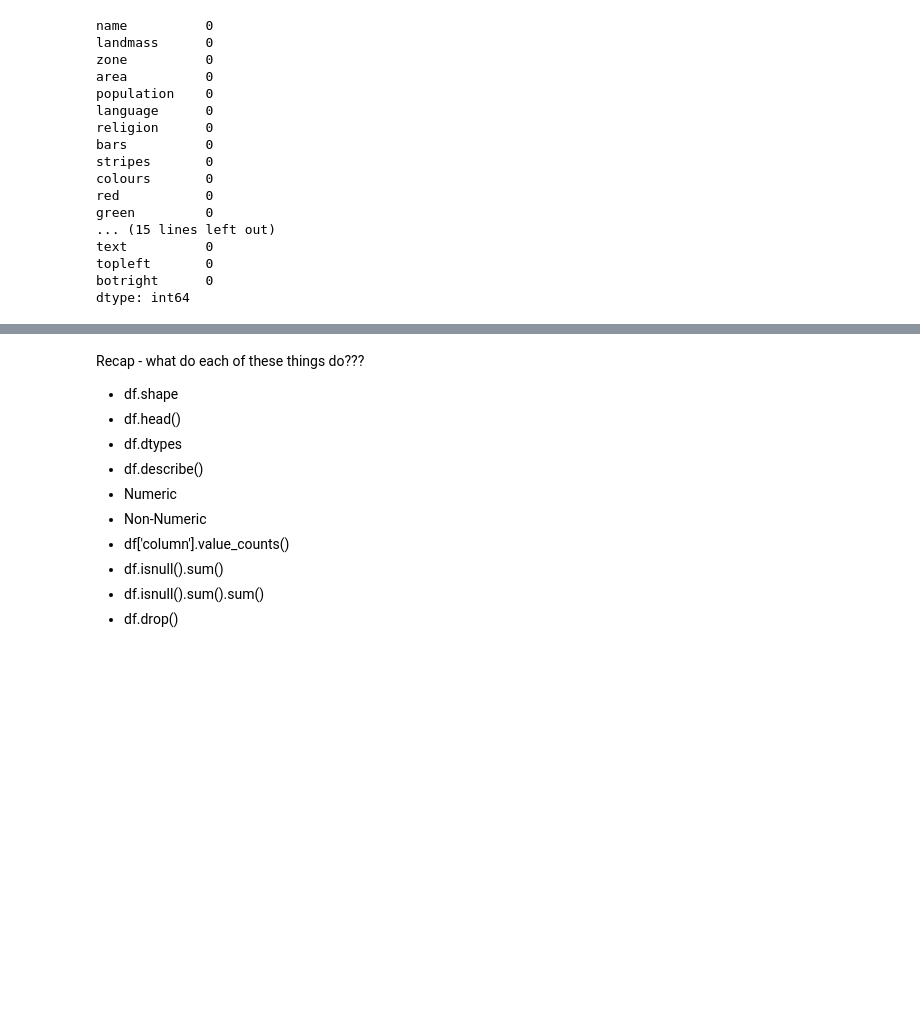
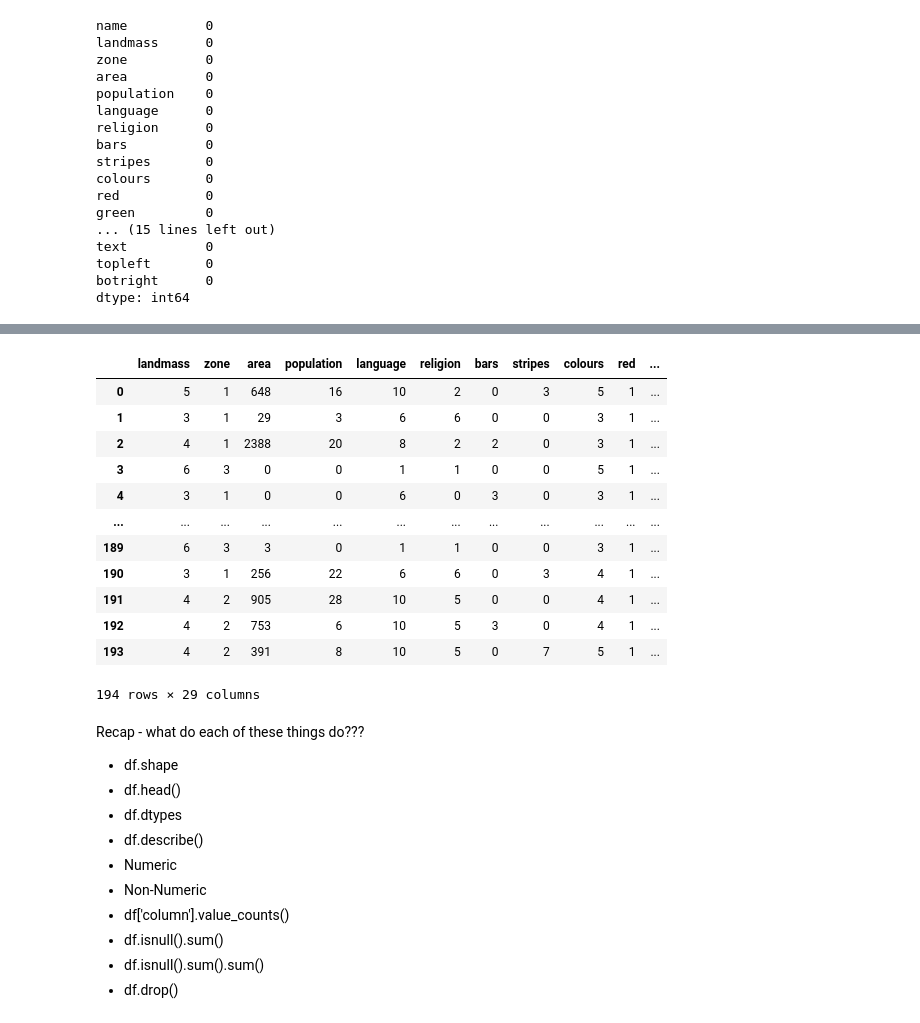
Before and after one commit to write2nk/DS-Unit-1-Sprint-1-Data-Wrangling-and-Storytelling, a Jupyter notebook: module1-exploratory-data-analysis/LS_DS_111_Exploratory_Data_Analysis.ipynb, the cells around one changed output, grey strips where cells are left out. Saved outputs shown, nothing was run; the diff lists cells and outputs as text; code cells hidden in the pictures; blank space fills up the shorter version.

```diff
--- a/module1-exploratory-data-analysis/LS_DS_111_Exploratory_Data_Analysis.ipynb
+++ b/module1-exploratory-data-analysis/LS_DS_111_Exploratory_Data_Analysis.ipynb
@@ -391,8 +446,22 @@ df.drop()
 # %%
 # axis=1 to look through column headers and not row index
 #Drop ID variable
-
+df.drop('name', axis = 1)
 #inplace
+# %% [output]
+|  | landmass | zone | area | population | language | religion | bars | stripes | colours | red | ... |
+| 0 | 5 | 1 | 648 | 16 | 10 | 2 | 0 | 3 | 5 | 1 | ... |
+| 1 | 3 | 1 | 29 | 3 | 6 | 6 | 0 | 0 | 3 | 1 | ... |
+| 2 | 4 | 1 | 2388 | 20 | 8 | 2 | 2 | 0 | 3 | 1 | ... |
+| 3 | 6 | 3 | 0 | 0 | 1 | 1 | 0 | 0 | 5 | 1 | ... |
+| 4 | 3 | 1 | 0 | 0 | 6 | 0 | 3 | 0 | 3 | 1 | ... |
+| ... | ... | ... | ... | ... | ... | ... | ... | ... | ... | ... | ... |
+| 189 | 6 | 3 | 3 | 0 | 1 | 1 | 0 | 0 | 3 | 1 | ... |
+| 190 | 3 | 1 | 256 | 22 | 6 | 6 | 0 | 3 | 4 | 1 | ... |
+| 191 | 4 | 2 | 905 | 28 | 10 | 5 | 0 | 0 | 4 | 1 | ... |
+| 192 | 4 | 2 | 753 | 6 | 10 | 5 | 3 | 0 | 4 | 1 | ... |
+| 193 | 4 | 2 | 391 | 8 | 10 | 5 | 0 | 7 | 5 | 1 | ... |
+194 rows × 29 columns
 # %%
 # another way
 # %% [markdown]
```
Also changed, not shown: parts of 10 cells of this notebook.
